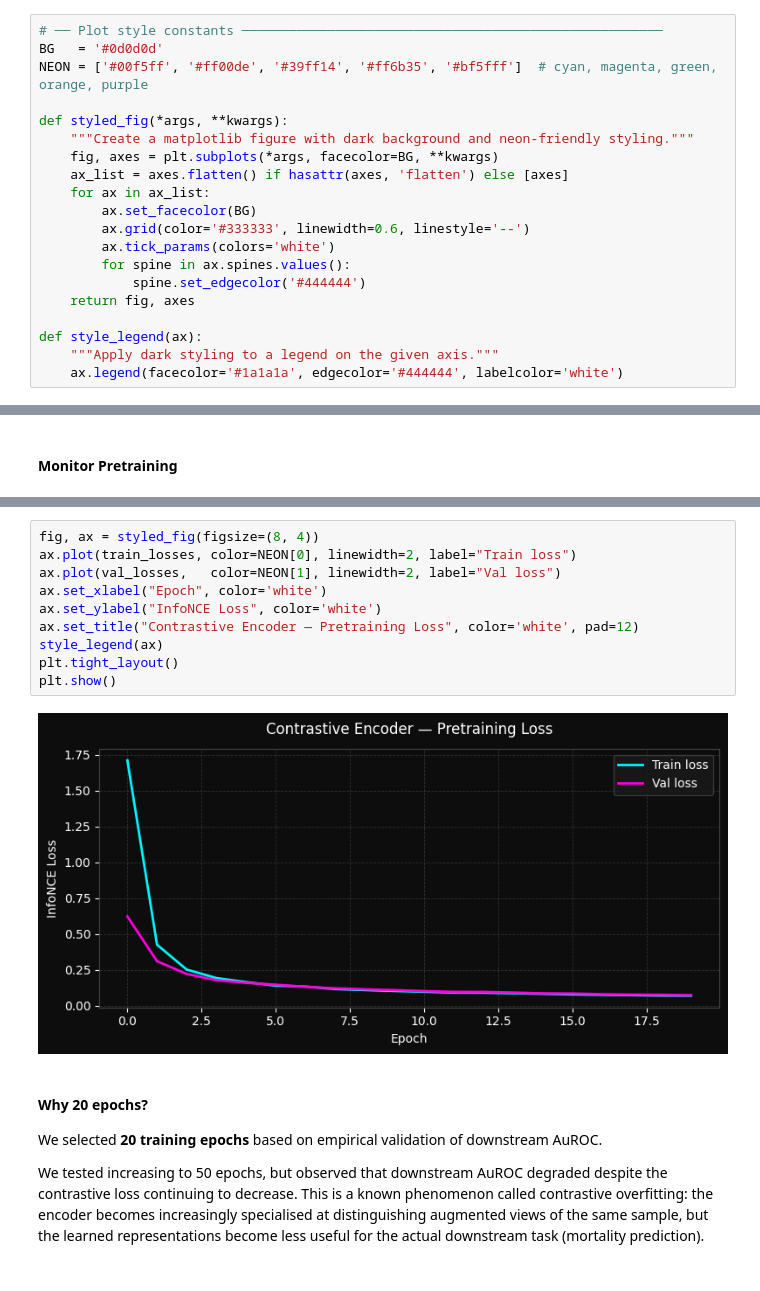
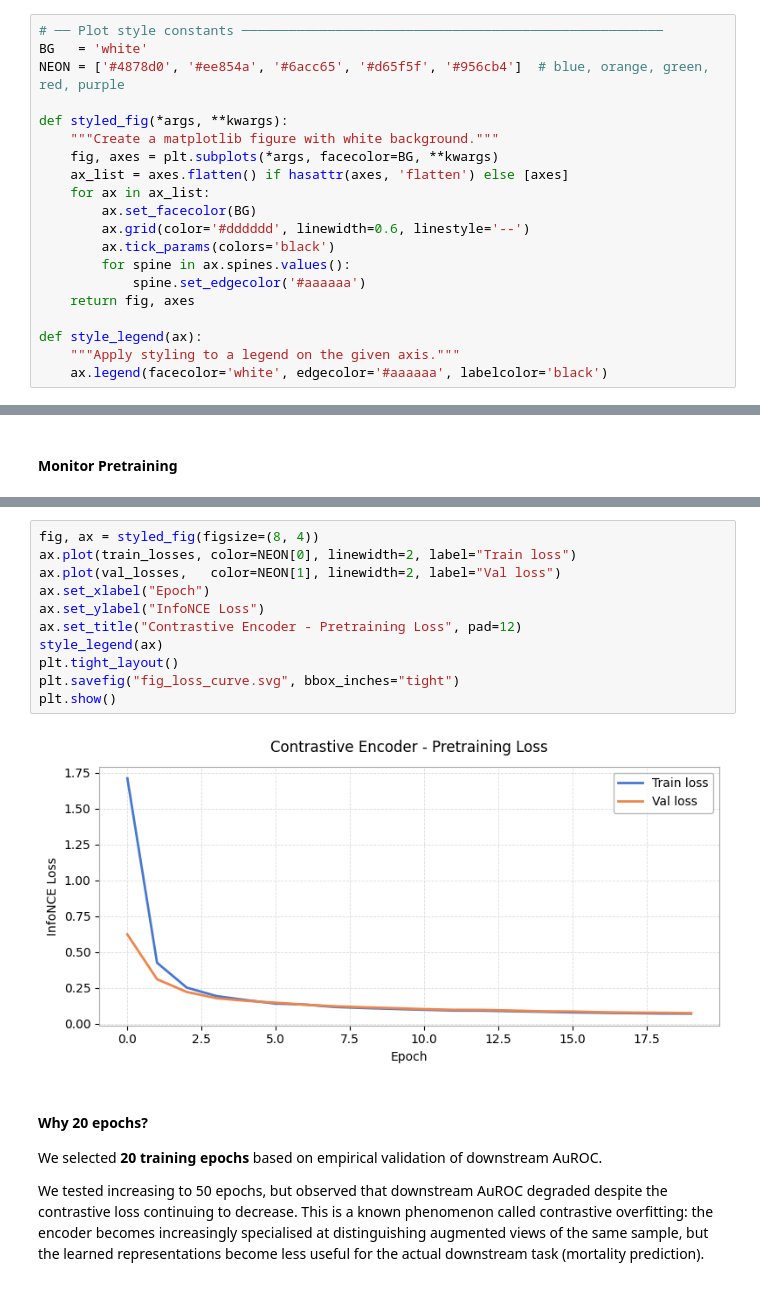
Before and after one commit to kathalikren/Machine-Learning-for-Health-Care, a Jupyter notebook: exercise_3.ipynb, the cells around one changed output, grey strips where cells are left out. Drawn from its saved outputs; the diff is of its cells as text.

```diff
--- a/exercise_3.ipynb
+++ b/exercise_3.ipynb
@@ -34,24 +34,24 @@ torch.backends.cudnn.deterministic = True
 torch.backends.cudnn.benchmark = False
 # %%
 # ── Plot style constants ──────────────────────────────────────────────────────
-BG   = '#0d0d0d'
-NEON = ['#00f5ff', '#ff00de', '#39ff14', '#ff6b35', '#bf5fff']  # cyan, magenta, green, orange, purple
+BG   = 'white'
+NEON = ['#4878d0', '#ee854a', '#6acc65', '#d65f5f', '#956cb4']  # blue, orange, green, red, purple
 
 def styled_fig(*args, **kwargs):
-    """Create a matplotlib figure with dark background and neon-friendly styling."""
+    """Create a matplotlib figure with white background."""
     fig, axes = plt.subplots(*args, facecolor=BG, **kwargs)
     ax_list = axes.flatten() if hasattr(axes, 'flatten') else [axes]
     for ax in ax_list:
         ax.set_facecolor(BG)
-        ax.grid(color='#333333', linewidth=0.6, linestyle='--')
-        ax.tick_params(colors='white')
+        ax.grid(color='#dddddd', linewidth=0.6, linestyle='--')
+        ax.tick_params(colors='black')
         for spine in ax.spines.values():
-            spine.set_edgecolor('#444444')
+            spine.set_edgecolor('#aaaaaa')
     return fig, axes
 
 def style_legend(ax):
-    """Apply dark styling to a legend on the given axis."""
-    ax.legend(facecolor='#1a1a1a', edgecolor='#444444', labelcolor='white')
+    """Apply styling to a legend on the given axis."""
+    ax.legend(facecolor='white', edgecolor='#aaaaaa', labelcolor='black')
 # %%
 # 1. Load data
 df_train = pd.read_parquet("processed/set_a_processed.parquet")
@@ -222,15 +222,16 @@ Model saved to lstm_contrastive.pt
 # %%
 fig, ax = styled_fig(figsize=(8, 4))
 ax.plot(train_losses, color=NEON[0], linewidth=2, label="Train loss")
 ax.plot(val_losses,   color=NEON[1], linewidth=2, label="Val loss")
-ax.set_xlabel("Epoch", color='white')
-ax.set_ylabel("InfoNCE Loss", color='white')
-ax.set_title("Contrastive Encoder — Pretraining Loss", color='white', pad=12)
+ax.set_xlabel("Epoch")
+ax.set_ylabel("InfoNCE Loss")
+ax.set_title("Contrastive Encoder - Pretraining Loss", pad=12)
 style_legend(ax)
 plt.tight_layout()
+plt.savefig("fig_loss_curve.svg", bbox_inches="tight")
 plt.show()
 # %% [output]
-[figure, old version]
+[figure, new version]
 # %% [markdown]
 #### Why 20 epochs?
 
```
Also changed, not shown: parts of 6 cells of this notebook, 1 other file.
